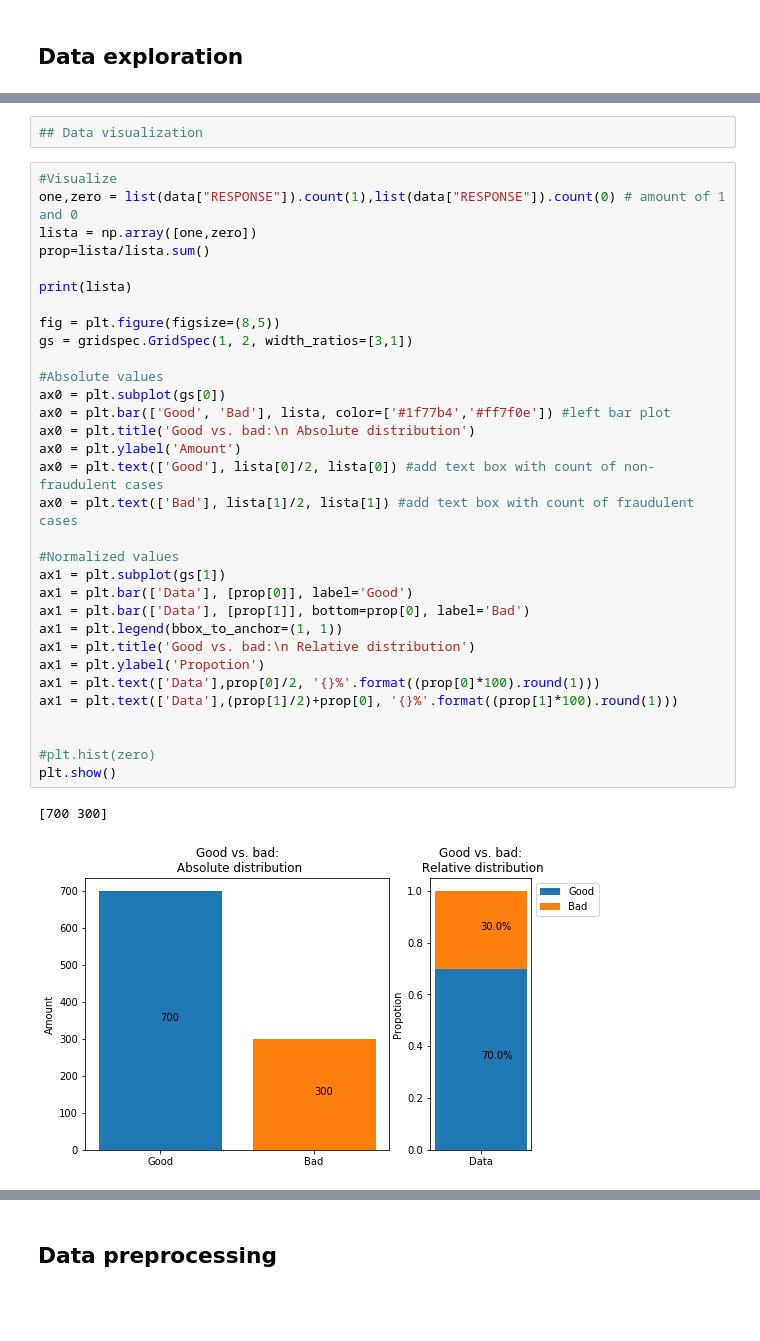
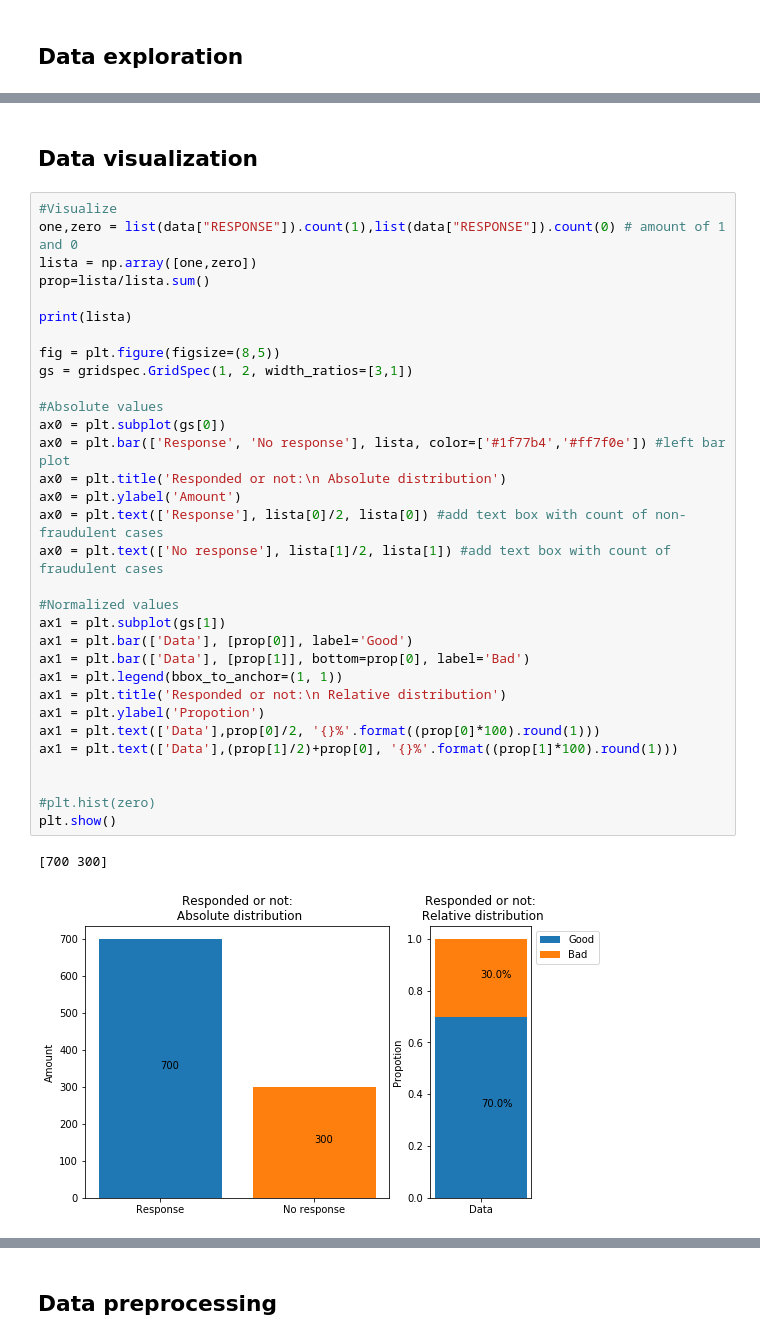
Before and after one commit to salujarohit/DSB-1, a Jupyter notebook: DSB I Assignment 2 - template.ipynb, the cells around one changed output, grey strips where cells are left out. Saved outputs shown, nothing was run; the diff lists cells and outputs as text; blank space fills up the shorter version.

```diff
--- a/DSB I Assignment 2 - template.ipynb
+++ b/DSB I Assignment 2 - template.ipynb
@@ -53,40 +71,40 @@ FOREIGN             1000 non-null int64
 RESPONSE            1000 non-null int64
 dtypes: int64(32)
 memory usage: 250.1 KB
-# %%
-## Data visualization
+# %% [markdown]
+## Data visualization
 # %%
 #Visualize
 one,zero = list(data["RESPONSE"]).count(1),list(data["RESPONSE"]).count(0) # amount of 1 and 0
 lista = np.array([one,zero])
 prop=lista/lista.sum()
 
 print(lista)
 
 fig = plt.figure(figsize=(8,5))
 gs = gridspec.GridSpec(1, 2, width_ratios=[3,1])
 
 #Absolute values
 ax0 = plt.subplot(gs[0])
-ax0 = plt.bar(['Good', 'Bad'], lista, color=['#1f77b4','#ff7f0e']) #left bar plot
-ax0 = plt.title('Good vs. bad:\n Absolute distribution')
+ax0 = plt.bar(['Response', 'No response'], lista, color=['#1f77b4','#ff7f0e']) #left bar plot
+ax0 = plt.title('Responded or not:\n Absolute distribution')
 ax0 = plt.ylabel('Amount')
-ax0 = plt.text(['Good'], lista[0]/2, lista[0]) #add text box with count of non-fraudulent cases
-ax0 = plt.text(['Bad'], lista[1]/2, lista[1]) #add text box with count of fraudulent cases
+ax0 = plt.text(['Response'], lista[0]/2, lista[0]) #add text box with count of non-fraudulent cases
+ax0 = plt.text(['No response'], lista[1]/2, lista[1]) #add text box with count of fraudulent cases
 
 #Normalized values
 ax1 = plt.subplot(gs[1])
 ax1 = plt.bar(['Data'], [prop[0]], label='Good')
 ax1 = plt.bar(['Data'], [prop[1]], bottom=prop[0], label='Bad')
 ax1 = plt.legend(bbox_to_anchor=(1, 1))
-ax1 = plt.title('Good vs. bad:\n Relative distribution')
+ax1 = plt.title('Responded or not:\n Relative distribution')
 ax1 = plt.ylabel('Propotion')
 ax1 = plt.text(['Data'],prop[0]/2, '{}%'.format((prop[0]*100).round(1)))
 ax1 = plt.text(['Data'],(prop[1]/2)+prop[0], '{}%'.format((prop[1]*100).round(1)))
 
 
 #plt.hist(zero)
 plt.show()
 # %% [output]
 [700 300]
-[figure, old version]
+[figure, new version]
```
Also changed, not shown: parts of 13 cells of this notebook.
